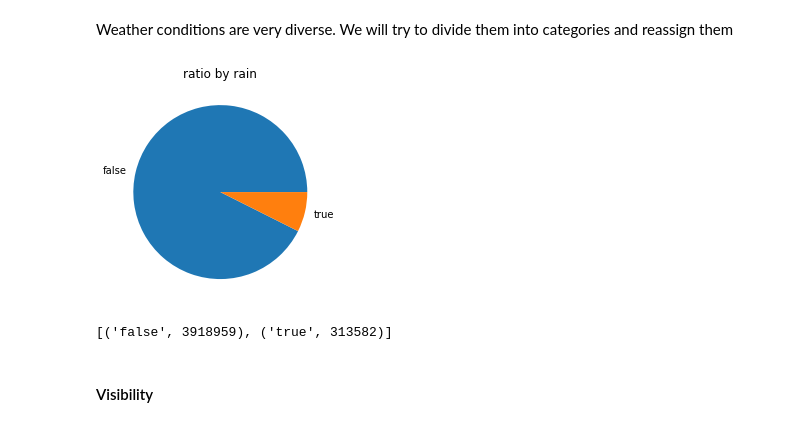
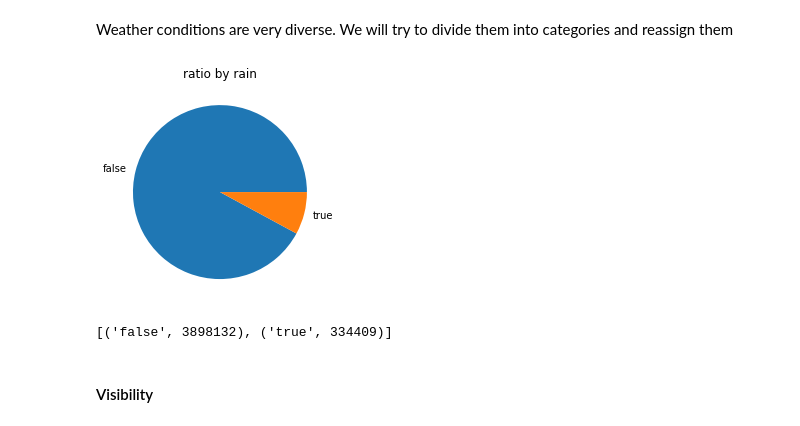
Before and after one commit to glebgalkin/SOEN471Winter, a Jupyter notebook: US Accidents technical analysis and regression.ipynb, the cells around one changed output. Cells and saved outputs as stored; diff of their text form; code cells hidden in the pictures.

Commit message:
wind speed normalization, wind direction, weather, visibility, street type

```diff
--- a/US Accidents technical analysis and regression.ipynb
+++ b/US Accidents technical analysis and regression.ipynb
@@ -211,38 +213,46 @@ weather_df = weather_df.withColumn('fog', \
 weather_df = weather_df.withColumn('rain', \
                                          when(col("Weather_Condition").contains('Drizzle'), lit(True))\
                                         .when(col("Weather_Condition").contains('Rain'), lit(True))\
+                                        .when(col("Weather_Condition").contains('Heavy Rain'), lit(True))\
+                                        .when(col("Weather_Condition").contains('T-Storm'), lit(True))\
+                                        .when(col("Weather_Condition").contains('Thunderstorm'), lit(True))\
+                                        .when(col("Weather_Condition").contains('Thunder'), lit(True))\
+                                        .when(col("Weather_Condition").contains('Storm'), lit(True))\
+                                        .when(col("Weather_Condition").contains('Heavy Drizzle'), lit(True))\
+                                        .when(col("Weather_Condition").contains('Tornado'), lit(True))\
                                         .otherwise(False))
 weather_df = weather_df.withColumn('heavy_rain', \
                                          when(col("Weather_Condition").contains('Heavy Rain'), lit(True))\
                                         .when(col("Weather_Condition").contains('T-Storm'), lit(True))\
                                         .when(col("Weather_Condition").contains('Thunderstorm'), lit(True))\
                                         .when(col("Weather_Condition").contains('Thunder'), lit(True))\
                                         .when(col("Weather_Condition").contains('Storm'), lit(True))\
                                         .when(col("Weather_Condition").contains('Heavy Drizzle'), lit(True))\
                                         .when(col("Weather_Condition").contains('Tornado'), lit(True))\
                                         .otherwise(False))
 
 
 weather_df = weather_df.withColumn('snow', \
                                          when(col("Weather_Condition").contains('Snow'), lit(True))\
                                         .when(col("Weather_Condition").contains('Wintry'), lit(True))\
                                         .when(col("Weather_Condition").contains('Ice'), lit(True))\
                                         .when(col("Weather_Condition").contains('Sleet'), lit(True))\
                                         .when(col("Weather_Condition").contains('Hail'), lit(True))\
                                         .when(col("Weather_Condition").contains('Snow Grains'), lit(True))\
+                                        .when(col("Weather_Condition").contains('Freezing'), lit(True))\
                                         .otherwise(False))
 weather_df = weather_df.withColumn('heavy_snow', \
                                          when(col("Weather_Condition").contains('Freezing'), lit(True))\
                                         .when(col("Weather_Condition").contains('Heavy Snow'), lit(True))\
                                         .when(col("Weather_Condition").contains('Heavy Sleet'), lit(True))\
                                         .when(col("Weather_Condition").contains('Heavy Ice'), lit(True))\
                                         .otherwise(False))
 root_accidents_data = weather_df
 #windy entries are not considered, given that wind is already well covered in wind_direction and wind_speed
 display_piechart_of_column(weather_df, 'rain')
 # %% [output]
-[figure, old version]
+[figure, new version]
-[('false', 3918959), ('true', 313582)]
+[('false', 3898132), ('true', 334409)]
 # %% [markdown]
 #### Visibility
 # %%
```
Also changed, not shown: parts of 21 cells of this notebook.
